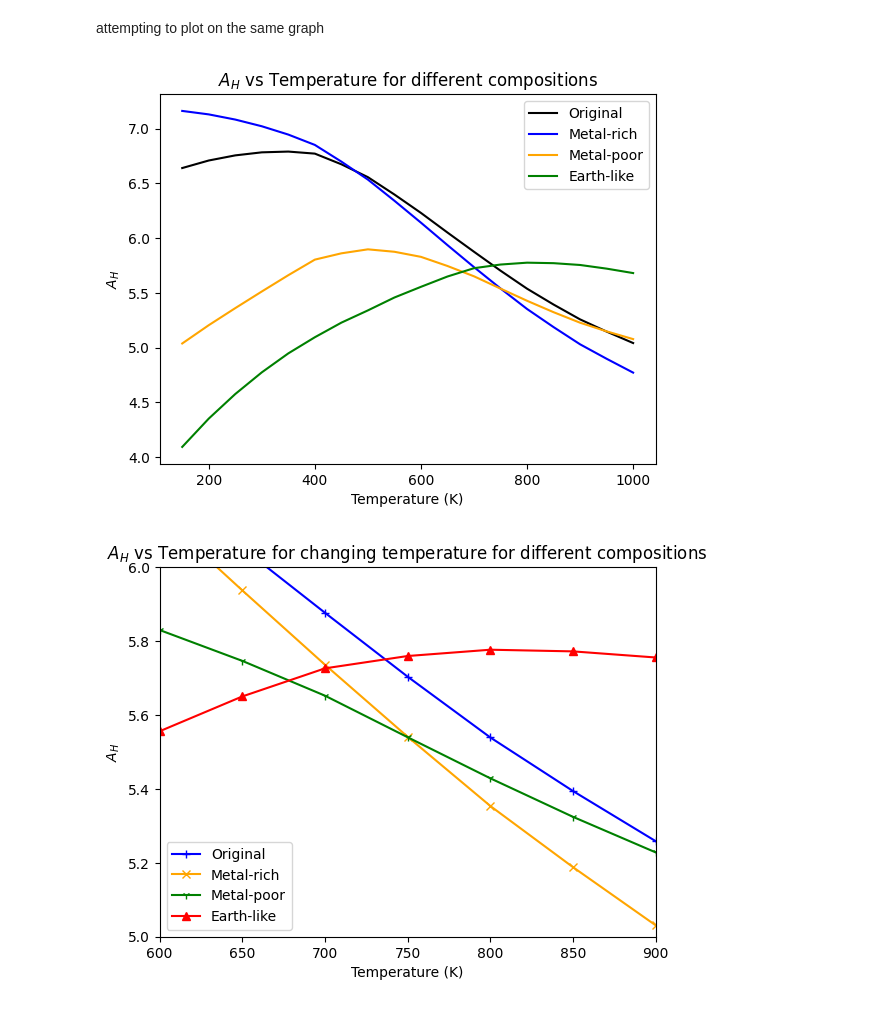
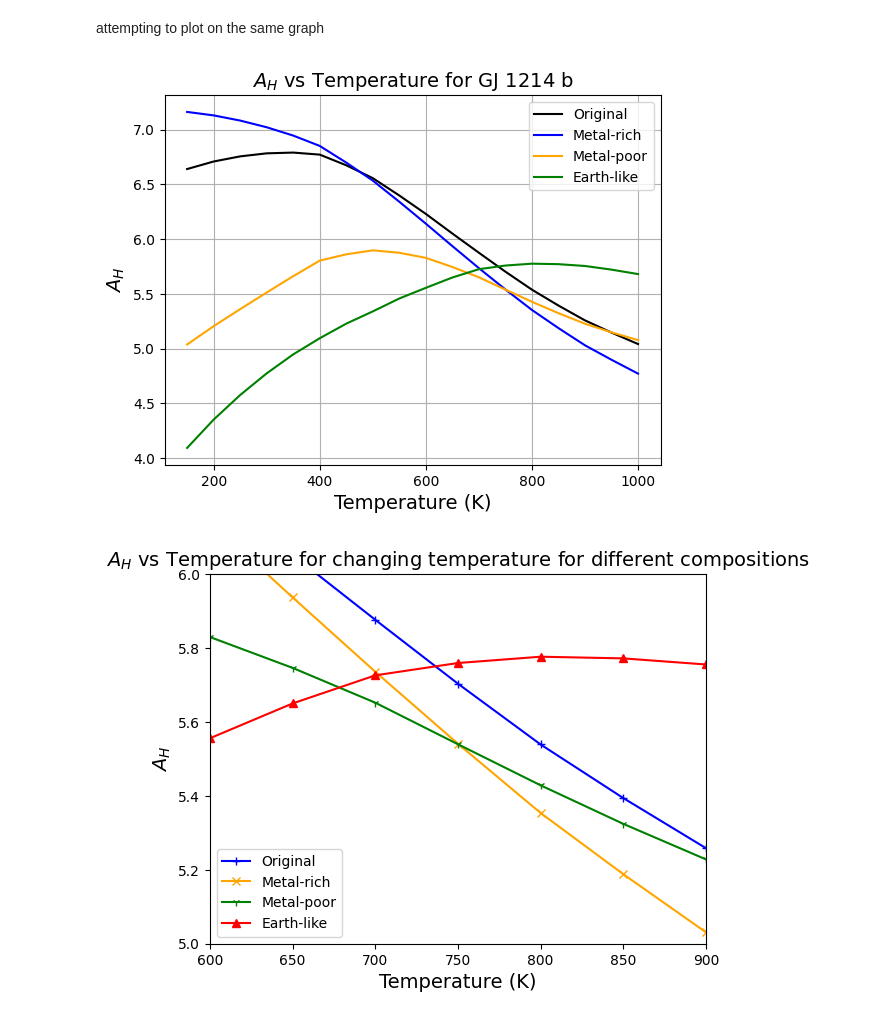
Before and after one commit to JackDavidMaher/Group-Studies---Exoplanets, a Jupyter notebook: Notebooks/Evelyn2.ipynb, the cells around one changed output. Drawn from its saved outputs; the diff is of its cells as text; code cells hidden in the pictures.

```diff
--- a/Notebooks/Evelyn2.ipynb
+++ b/Notebooks/Evelyn2.ipynb
@@ -1391,27 +1391,28 @@ plt.plot(temp_rich, A_H_rich, label="Metal-rich", color="blue")
 plt.plot(temp_poor, A_H_poor, label="Metal-poor", color="orange")
 plt.plot(temp_earth, A_H_earth, label="Earth-like", color="green")
 
-plt.xlabel("Temperature (K)")
-plt.ylabel("$A_{H}$")
-plt.title('$A_{H}$ vs Temperature for different compositions')
+plt.xlabel("Temperature (K)", size=14)
+plt.ylabel("$A_{H}$", size=14)
+plt.title('$A_{H}$ vs Temperature for GJ 1214 b', size=14)
 plt.legend()
+plt.grid()
 plt.show()
 # %% [output]
-[figure, old version]
+[figure, new version]
 # %%
 import matplotlib.pyplot as plt
 
 plt.plot(temp_original, A_H_original, linestyle='-', color='blue', label="Original", marker='+')
 plt.plot(temp_rich, A_H_rich, linestyle='-', color='orange', label="Metal-rich", marker='x')
 plt.plot(temp_poor, A_H_poor, linestyle='-', color='green', label="Metal-poor", marker='1')
 plt.plot(temp_earth, A_H_earth, linestyle='-', color='red', label="Earth-like", marker='^')
 
-plt.xlabel("Temperature (K)")
-plt.ylabel("$A_{H}$")
-plt.title('$A_{H}$ vs Temperature for changing temperature for different compositions')
+plt.xlabel("Temperature (K)", size=14)
+plt.ylabel("$A_{H}$", size=14)
+plt.title('$A_{H}$ vs Temperature for changing temperature for different compositions', size=14)
 plt.legend()
 plt.xlim(600, 900)
 plt.ylim(5, 6)
 plt.show()
 # %% [output]
-[figure, old version]
+[figure, new version]
```
Also changed, not shown: 2 other files.
